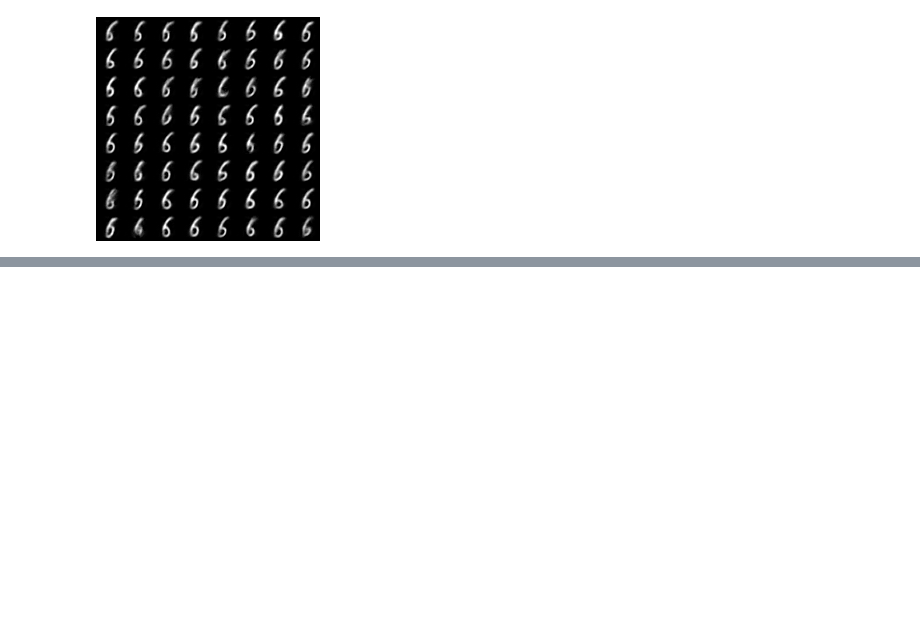
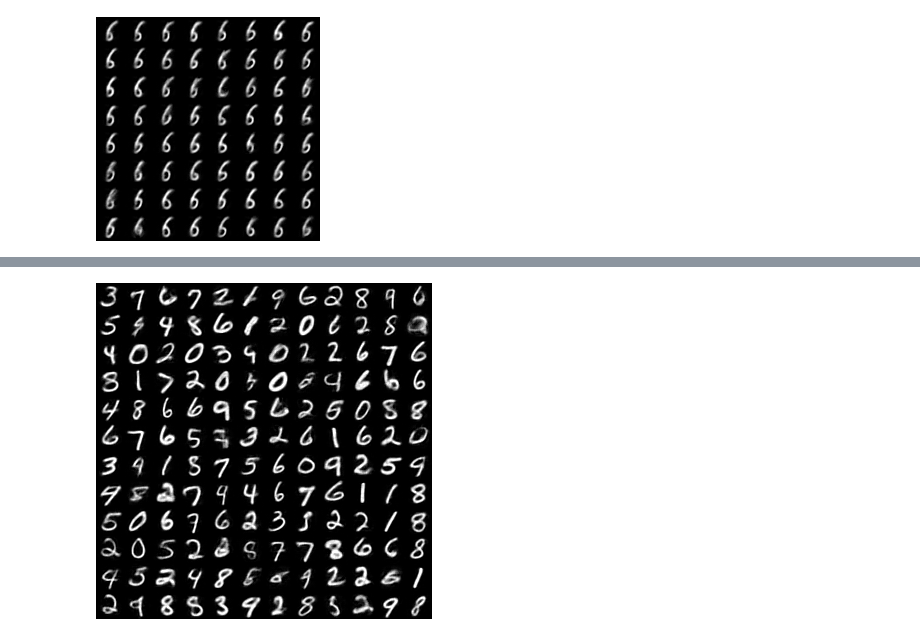
Before and after one commit to unixpickle/vq-draw, a Jupyter notebook: mnist_demo.ipynb, the cells around one changed output, grey strips where cells are left out. Cells and saved outputs as stored; diff of their text form; code cells hidden in the pictures; blank space fills up the shorter version.

Commit message:
improve README and mention code length tradeoff

```diff
--- a/mnist_demo.ipynb
+++ b/mnist_demo.ipynb
@@ -72,0 +73,15 @@ display_image(image)
+# %%
+# The model makes it easy to trade off code length
+# for accuracy. Let's look at the same samples,
+# but with only 5 stages (30 bits).
+# These should look similar to the old ones, but
+# they are encoded with half as many bits!
+encoder.num_stages = 5
+with torch.no_grad():
+    imgs = encoder.decode(latents[..., :5])
+encoder.num_stages = 10
+grid = imgs.view(12, 12, 1, 28, 28).detach().numpy()
+image = np.concatenate(np.concatenate(grid, axis=-2), axis=-1)
+display_image(image)
+# %% [output]
+[figure, added]
```
Also changed, not shown: parts of 1 cell of this notebook, 1 other file.
